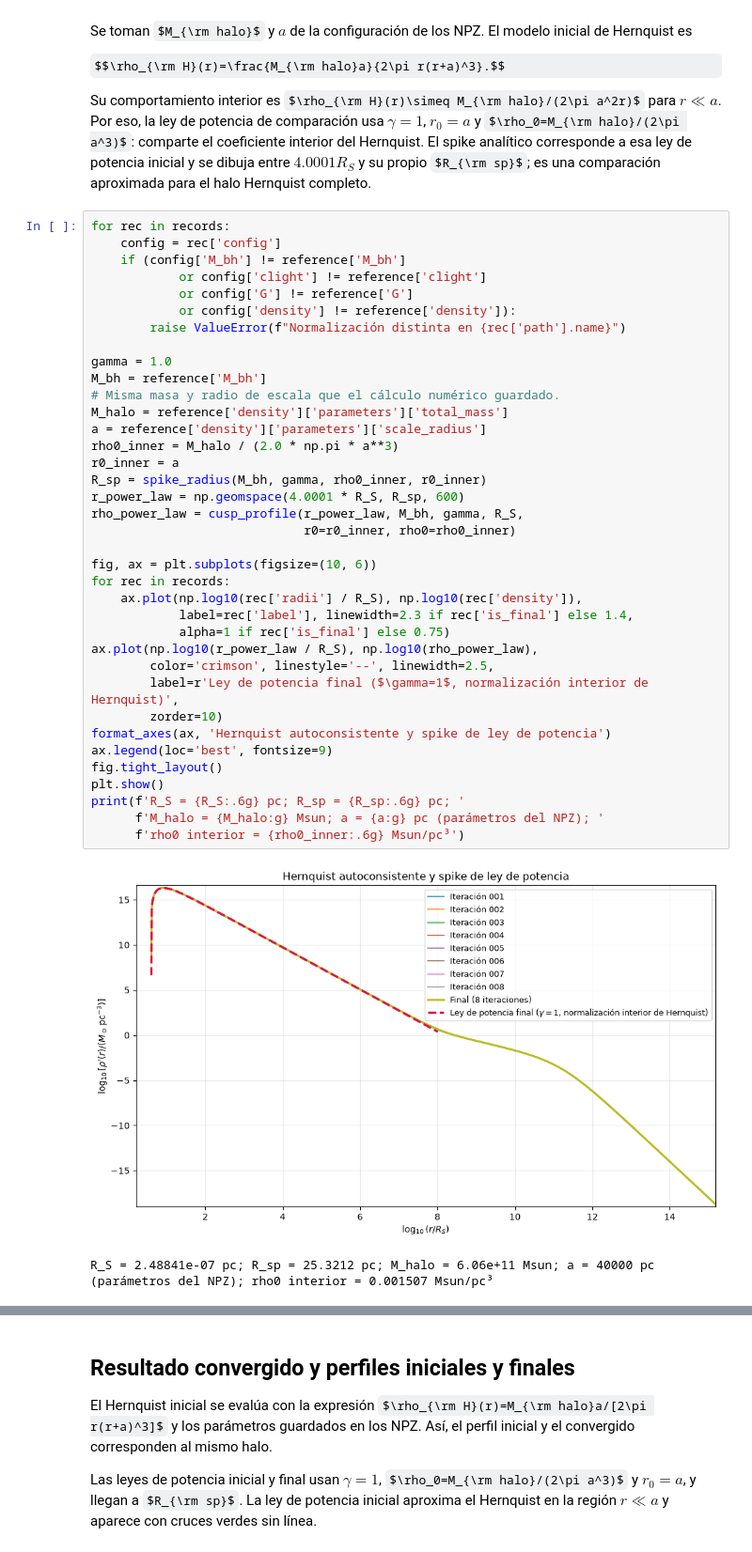
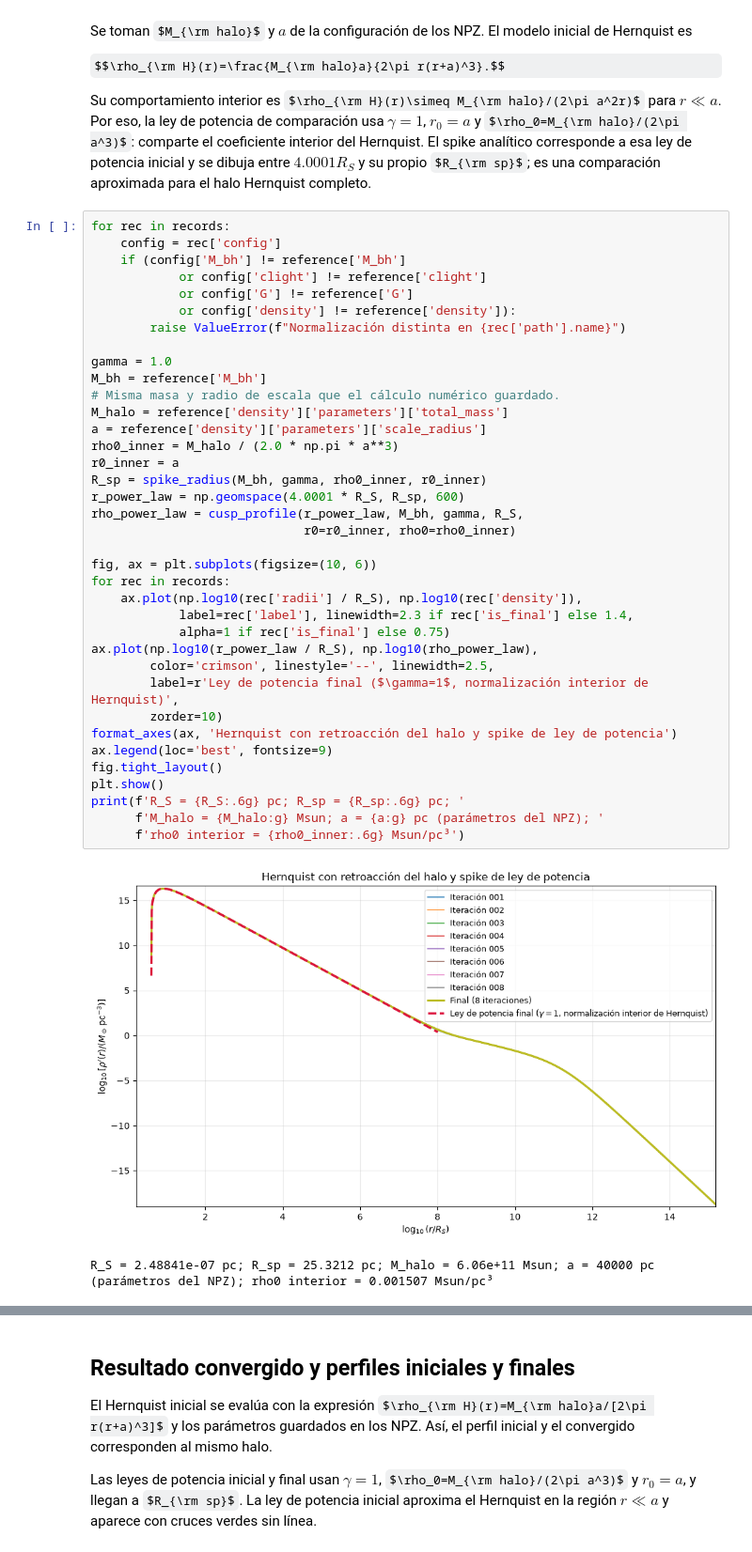
Before and after one commit to MagneticFungi/DM-spikes, a Jupyter notebook: Hernquist_self_consistent_test_1200.ipynb, the cells around one changed output, grey strips where cells are left out. Shown at 94% size. Saved outputs shown, nothing was run; the diff lists cells and outputs as text; some formulas as TeX source.

```diff
--- a/Hernquist_self_consistent_test_1200.ipynb
+++ b/Hernquist_self_consistent_test_1200.ipynb
@@ -136,35 +136,35 @@ for rec in records:
         raise ValueError(f"Normalización distinta en {rec['path'].name}")
 
 gamma = 1.0
 M_bh = reference['M_bh']
 # Misma masa y radio de escala que el cálculo numérico guardado.
 M_halo = reference['density']['parameters']['total_mass']
 a = reference['density']['parameters']['scale_radius']
 rho0_inner = M_halo / (2.0 * np.pi * a**3)
 r0_inner = a
 R_sp = spike_radius(M_bh, gamma, rho0_inner, r0_inner)
 r_power_law = np.geomspace(4.0001 * R_S, R_sp, 600)
 rho_power_law = cusp_profile(r_power_law, M_bh, gamma, R_S,
                              r0=r0_inner, rho0=rho0_inner)
 
 fig, ax = plt.subplots(figsize=(10, 6))
 for rec in records:
     ax.plot(np.log10(rec['radii'] / R_S), np.log10(rec['density']),
             label=rec['label'], linewidth=2.3 if rec['is_final'] else 1.4,
             alpha=1 if rec['is_final'] else 0.75)
 ax.plot(np.log10(r_power_law / R_S), np.log10(rho_power_law),
         color='crimson', linestyle='--', linewidth=2.5,
         label=r'Ley de potencia final ($\gamma=1$, normalización interior de Hernquist)',
         zorder=10)
-format_axes(ax, 'Hernquist autoconsistente y spike de ley de potencia')
+format_axes(ax, 'Hernquist con retroacción del halo y spike de ley de potencia')
 ax.legend(loc='best', fontsize=9)
 fig.tight_layout()
 plt.show()
 print(f'R_S = {R_S:.6g} pc; R_sp = {R_sp:.6g} pc; '
       f'M_halo = {M_halo:g} Msun; a = {a:g} pc (parámetros del NPZ); '
       f'rho0 interior = {rho0_inner:.6g} Msun/pc³')
 # %% [output]
-[figure, old version]
+[figure, new version]
 R_S = 2.48841e-07 pc; R_sp = 25.3212 pc; M_halo = 6.06e+11 Msun; a = 40000 pc (parámetros del NPZ); rho0 interior = 0.001507 Msun/pc³
 # %% [markdown]
 ## Perfil convergido y pendiente logarítmica local
```
Also changed, not shown: parts of 8 cells of this notebook, 1 other file.
